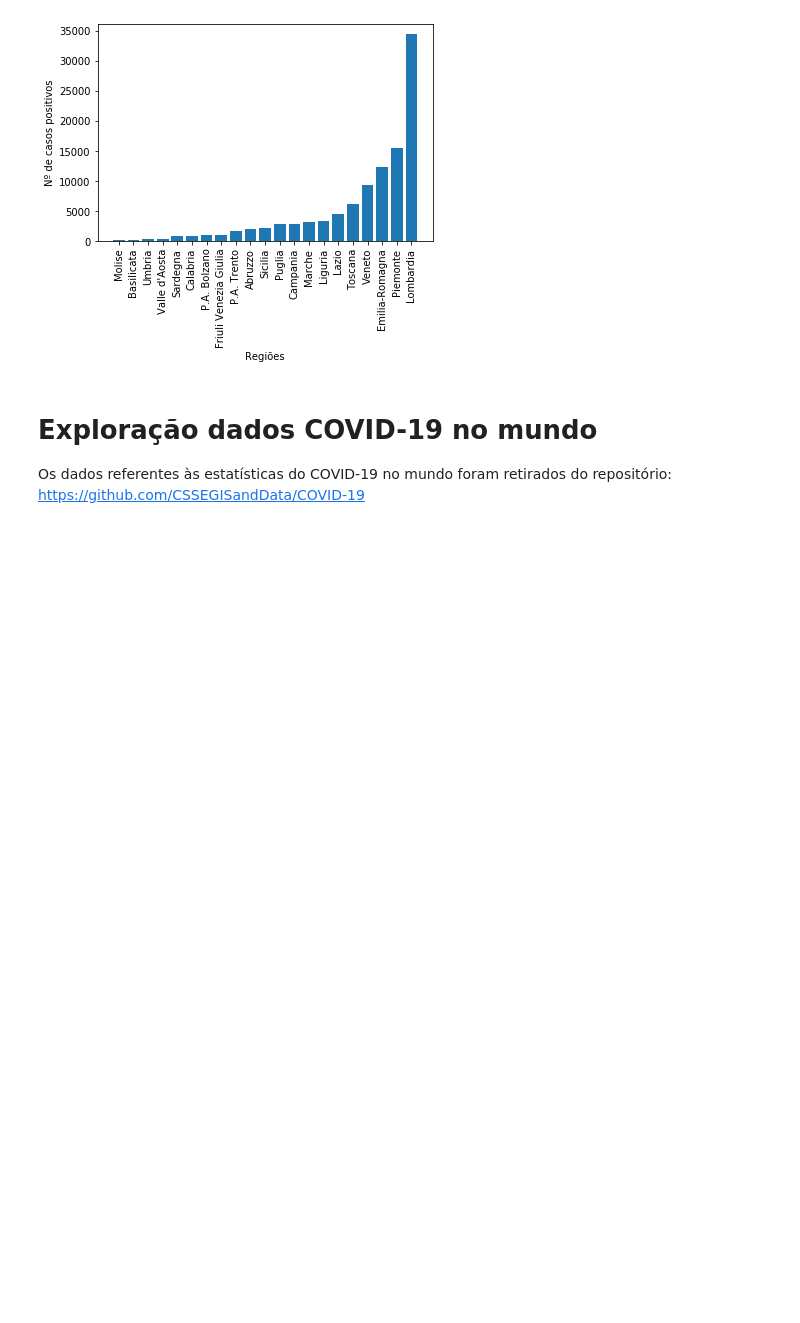
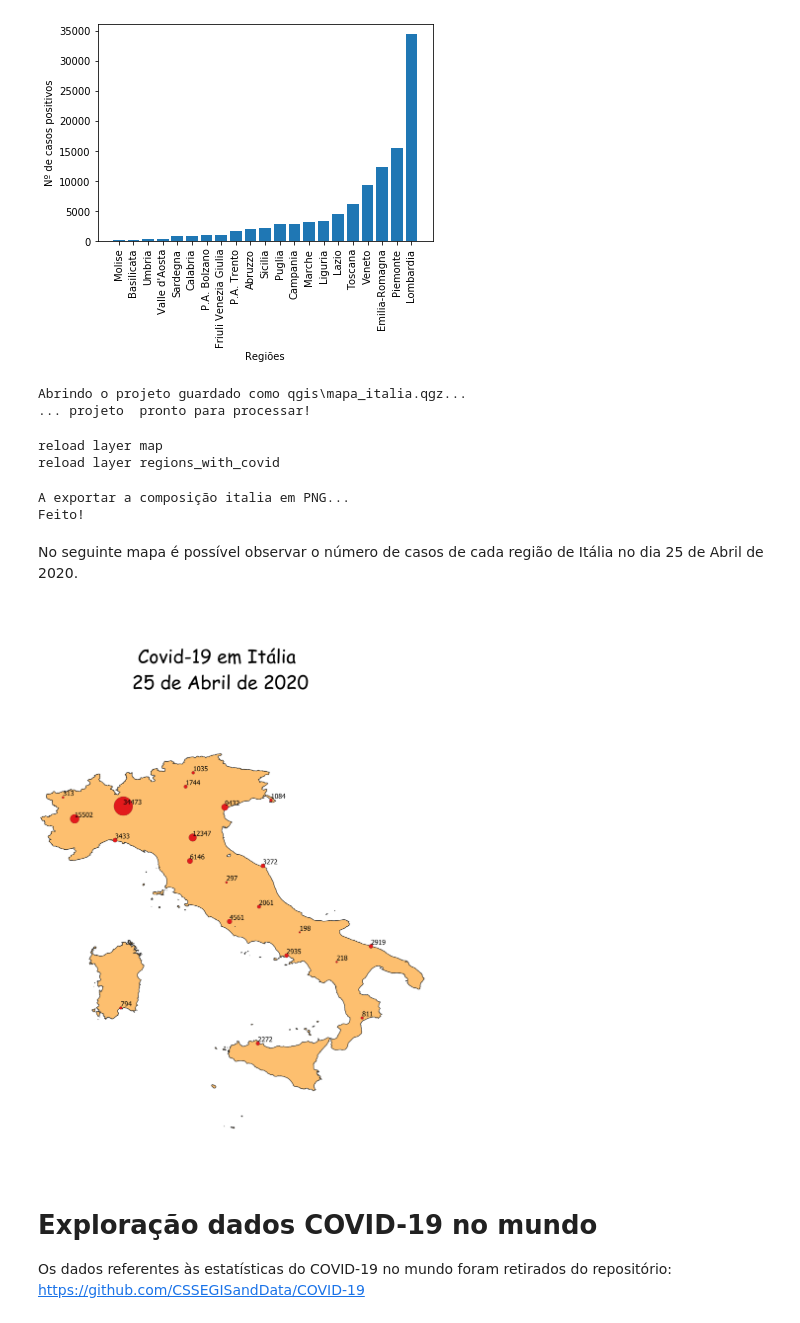
Before and after one commit to bvc97/Cartografia_Epidemologia, a Jupyter notebook: jupyter com Pandas e QGIS.ipynb, the cells around one changed output. Cells and saved outputs as stored; diff of their text form; code cells hidden in the pictures; blank space fills up the shorter version.

Commit message:
adicionado o mapa de italia e os projetos qgis

```diff
--- a/jupyter com Pandas e QGIS.ipynb
+++ b/jupyter com Pandas e QGIS.ipynb
@@ -286,6 +286,46 @@ plt.bar(x,y)
 # %% [output]
 <BarContainer object of 21 artists>
 [figure]
+# %%
+projectName = 'qgis\mapa_italia.qgz'
+project = QgsProject.instance()
+# demora a ler o projeto...
+print("Abrindo o projeto guardado como {}...".format(projectName))
+project.read(projectName)
+print("... projeto {} pronto para processar!".format(project.title()))
+# %% [output]
+Abrindo o projeto guardado como qgis\mapa_italia.qgz...
+... projeto  pronto para processar!
+# %%
+for layer in QgsProject.instance().mapLayers().values():
+    print('reload layer {}'.format( layer.name() ))
+    layer.reload()
+# %% [output]
+reload layer map
+reload layer regions_with_covid
+# %%
+manager = project.layoutManager()
+
+layoutName = 'italia'
+imagem_regioes = 'italia.png'
+layout = manager.layoutByName(layoutName)
+if layout:
+    exporter = QgsLayoutExporter(layout)
+    print("A exportar a composição {} em PNG...".format(layoutName))
+    exporter.exportToImage( imagem_regioes, QgsLayoutExporter.ImageExportSettings() )
+    print("Feito!")
+else:
+    print('Problema a ler as composições do projeto')
+# %% [output]
+A exportar a composição italia em PNG...
+Feito!
+# %% [markdown]
+No seguinte mapa é possível observar o número de casos de cada região de Itália no dia 25 de Abril de 2020.
+# %%
+from IPython.display import Image
+Image( imagem_regioes )
+# %% [output]
+[figure, added]
 # %% [markdown]
 # Exploração dados COVID-19 no mundo
 Os dados referentes às estatísticas do COVID-19 no mundo foram retirados do repositório: https://github.com/CSSEGISandData/COVID-19
```
Also changed, not shown: parts of 15 cells of this notebook, 8 other files.
